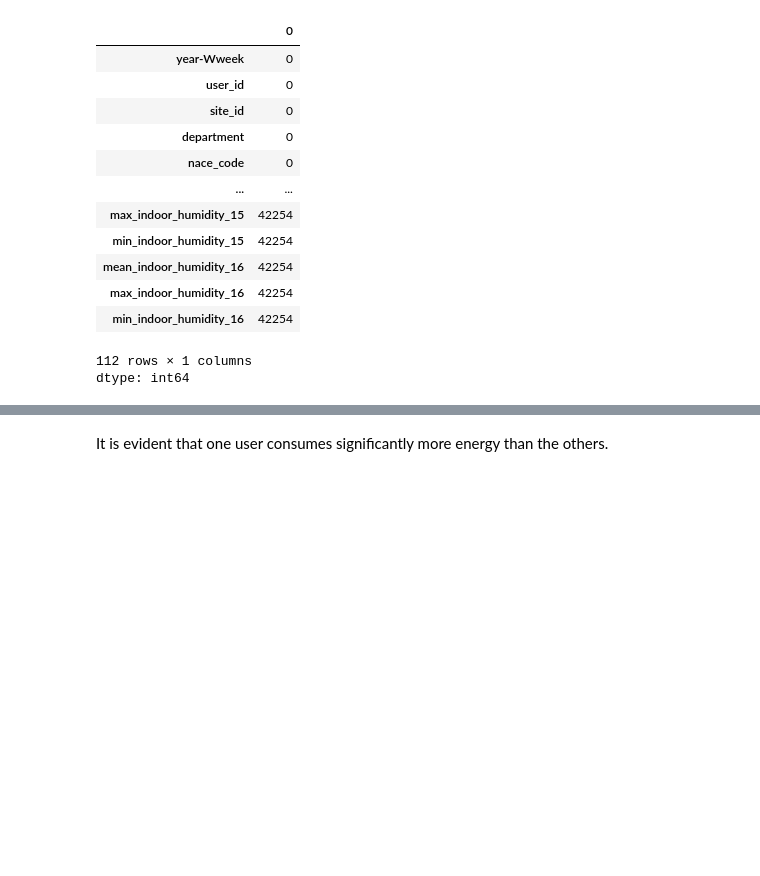
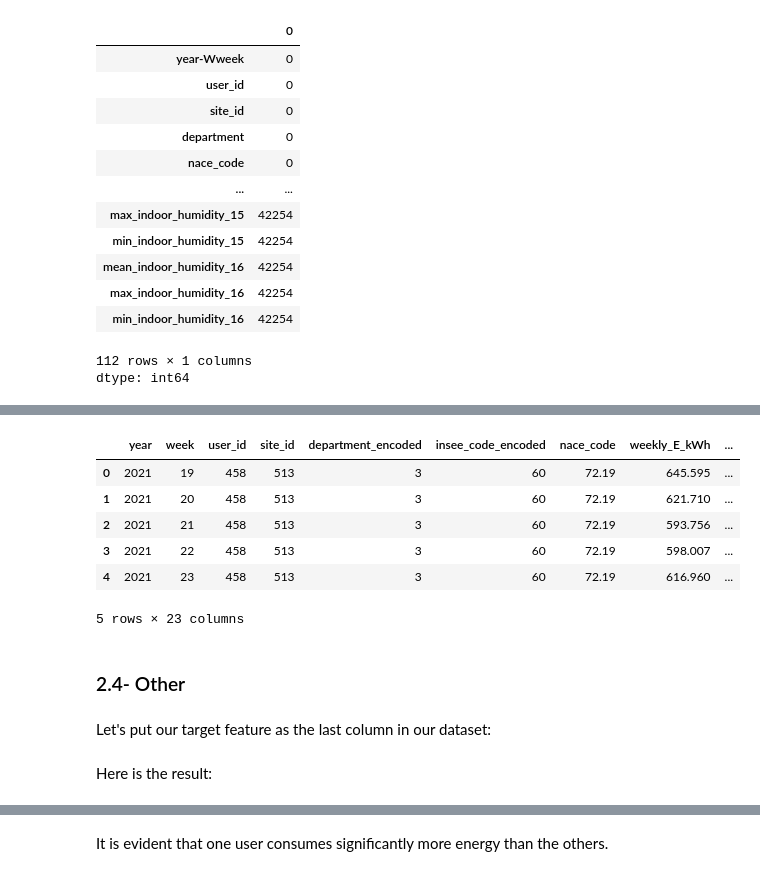
Before and after one commit to izinii/Analysis-and-Optimization-of-Energy-Consumption, a Jupyter notebook: notebook.ipynb, the cells around one changed output, grey strips where cells are left out. Drawn from its saved outputs; the diff is of its cells as text; code cells hidden in the pictures; blank space fills up the shorter version.

```diff
--- a/notebook.ipynb
+++ b/notebook.ipynb
@@ -216,0 +523,34 @@ The column weekly_E_kWh represent the column that we want to predict, we can't c
+# %%
+# Create a LabelEncoder object
+label_encoder_department = LabelEncoder()
+label_encoder_insee_code = LabelEncoder()
+
+# Fit and transform the 'department' column
+final_data['department_encoded'] = label_encoder_department.fit_transform(final_data['department'])
+
+# Fit and transform the 'insee_code' column
+final_data['insee_code_encoded'] = label_encoder_insee_code.fit_transform(final_data['insee_code'])
+
+# Replace the original columns with the encoded ones
+final_data = final_data.drop(['department', 'insee_code'], axis=1)
+
+# Reorder columns to put encoded features where the original ones were.
+cols = list(final_data.columns)
+cols.remove('department_encoded')
+cols.remove('insee_code_encoded')
+new_cols = cols[:4] + ['department_encoded', 'insee_code_encoded'] + cols[4:]
+final_data = final_data[new_cols]
+
+final_data.head()
+# %% [output]
+|  | year | week | user_id | site_id | department_encoded | insee_code_encoded | nace_code | weekly_E_kWh | ... |
+| 0 | 2021 | 19 | 458 | 513 | 3 | 60 | 72.19 | 645.595 | ... |
+| 1 | 2021 | 20 | 458 | 513 | 3 | 60 | 72.19 | 621.710 | ... |
+| 2 | 2021 | 21 | 458 | 513 | 3 | 60 | 72.19 | 593.756 | ... |
+| 3 | 2021 | 22 | 458 | 513 | 3 | 60 | 72.19 | 598.007 | ... |
+| 4 | 2021 | 23 | 458 | 513 | 3 | 60 | 72.19 | 616.960 | ... |
+5 rows × 23 columns
+# %% [markdown]
+### 2.4- Other
+# %% [markdown]
+Let's put our target feature as the last column in our dataset:
@@ -216,0 +562,2 @@ The column weekly_E_kWh represent the column that we want to predict, we can't c
+# %% [markdown]
+Here is the result:
```
Also changed, not shown: parts of 92 cells of this notebook, 3 other files.
